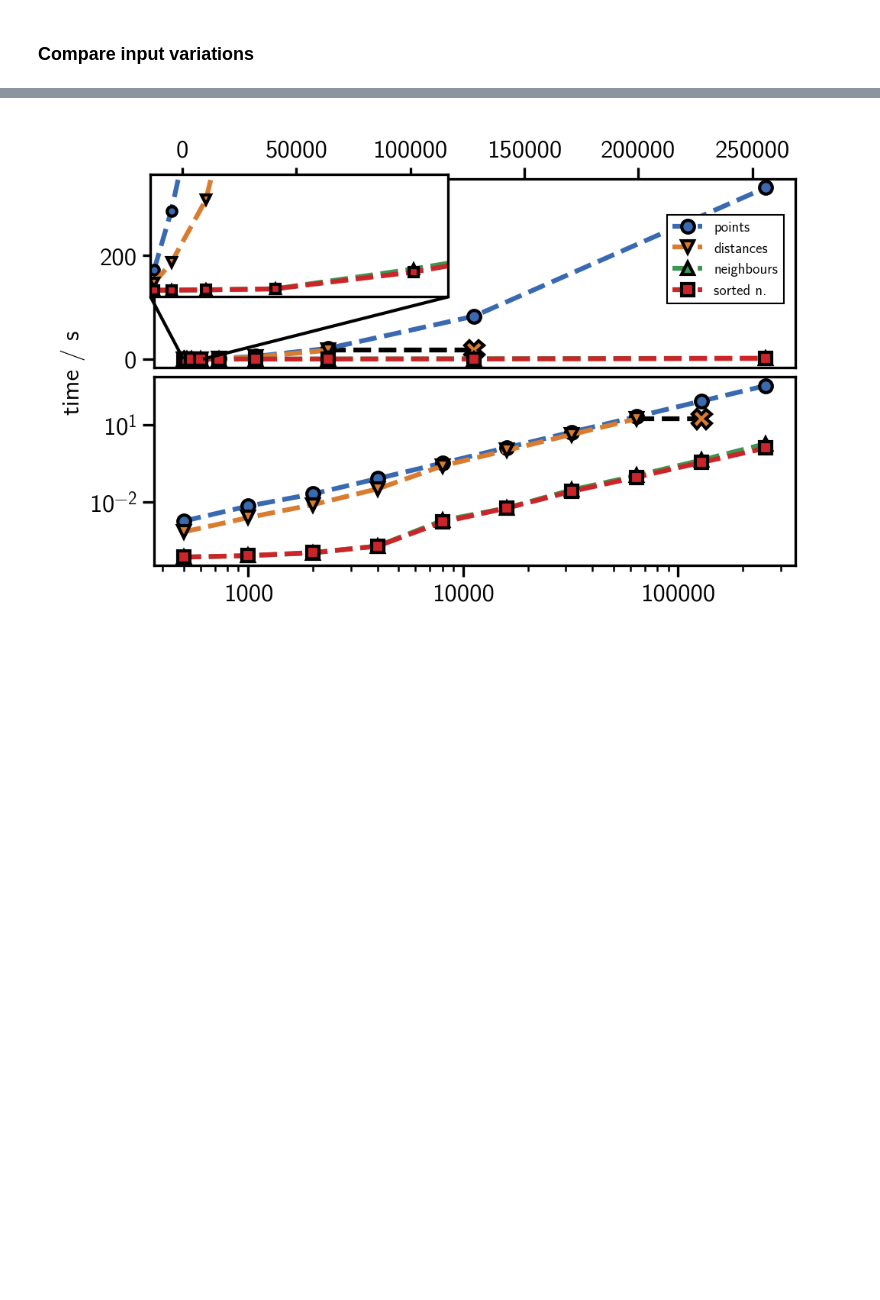
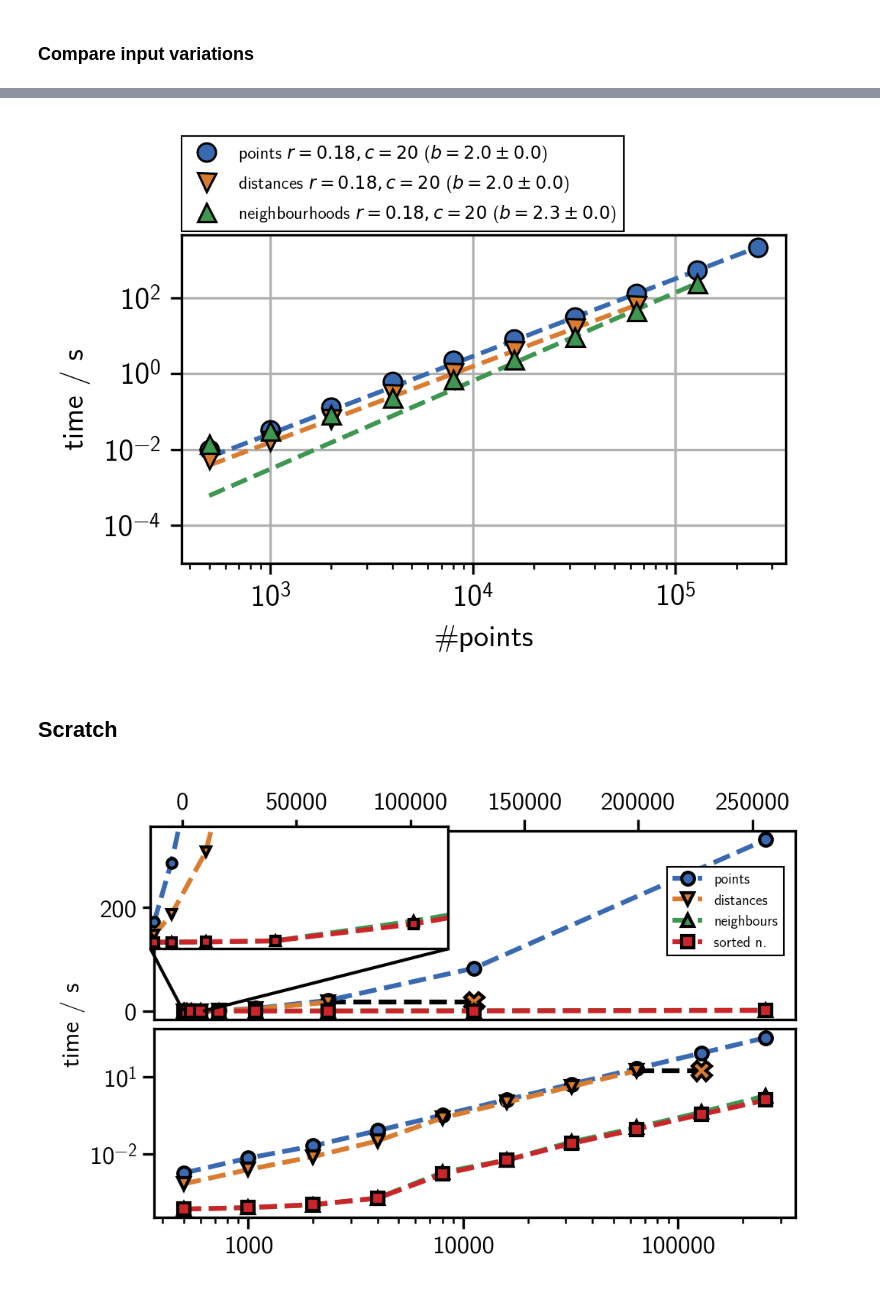
Before and after one commit to janjoswig/CommonNNClustering-Benchmark, a Jupyter notebook: bm.ipynb, the cells around one changed output, grey strips where cells are left out. Saved outputs shown, nothing was run; the diff lists cells and outputs as text; code cells hidden in the pictures; blank space fills up the shorter version.

```diff
--- a/bm.ipynb
+++ b/bm.ipynb
@@ -684,3 +799,57 @@ fig.savefig(figsrc_dir / "bm_no_structure_input.png")
+# %%
+run_map = {
+    "points $r=0.18, c=20$": run_pool["curta.cnn_complete.run_varied_a_a"].data,
+    "distances $r=0.18, c=20$": run_pool["curta.cnn_complete.run_varied_b_a"].data,
+    "neighbourhoods $r=0.18, c=20$": run_pool["curta.cnn_complete.run_varied_c_a"].data,
+    # "neighbourhoods (qcm07) $r=0.18, c=20$": run_pool["qcm07.cnn_complete.run_varied_c_a"].data,
+}
+# %%
+plt.close("all")
+fig, log_ax = plt.subplots(figsize=(3.33, 3.33 / 1.4))
+log_ax.grid()
+log_ax.set_prop_cycle(
+    marker=marker_list,
+    color=color_list,
+)
+
+_ = evaluate_timings(
+    run_map,
+    log_ax=log_ax,
+    scaling_kwargs={
+        "p0": (0.1, 1.5),
+        "maxfev": 1000
+    },
+    scaling_kwargs_map={
+        "neighbourhoods $r=0.18, c=20$": {"mask": {"64000"}}
+    },
+    scaling_label_map={1: "b"},
+    plot_props={
+        "linestyle": "",
+        "markeredgecolor": "k",
+        "markeredgewidth": 0.75,
+        },
+    legend_props={
+        "loc": (0, 1.01)
+        }
+    )
+
+log_ax.set_ylim(1e-5, None)
+
+log_ax.set_yticks((100, 1, 0.01, 0.0001))
+# log_ax.set_title(" " * 20 + "")
+log_ax.set_xlabel("#points")
+log_ax.set_ylabel("time / s")
+
+for c, line in enumerate(log_ax.get_lines(), 1):
+    line.set_zorder(5 + 5 * (c % 2))
+
+fig.tight_layout(pad=0.1)
+# fig.savefig("/home/janjoswig/Documents/Projects/CNN/Presentation/08072021/figures/bm_no_structure_input.png")
+fig.savefig(figsrc_dir / "bm_varied_input_complete.png")
+# %% [output]
+[figure, added]
+# %% [markdown]
+## Scratch
 # %%
 mpl.rcParams["font.size"] = 8
 mpl.rcParams["axes.labelpad"] = 2
```
Also changed, not shown: parts of 54 cells of this notebook.
